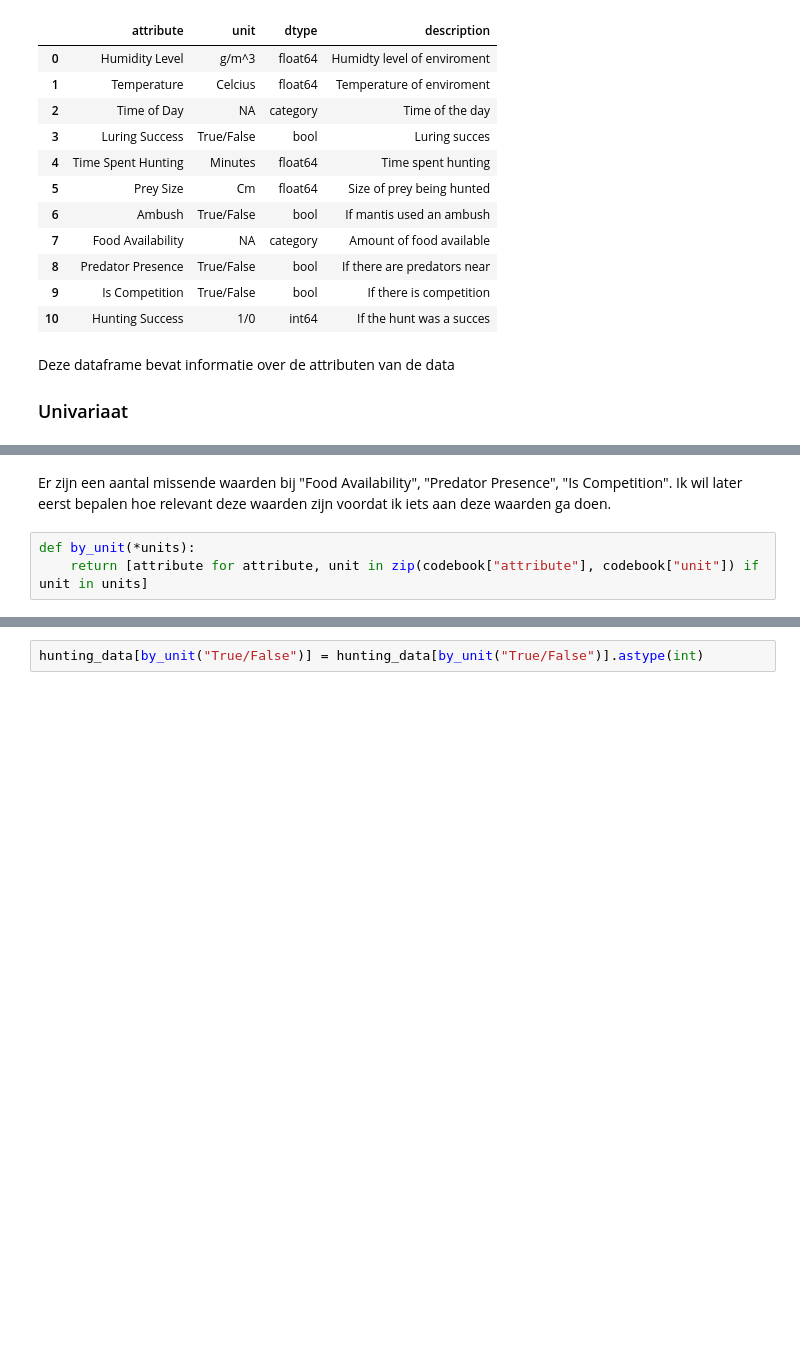
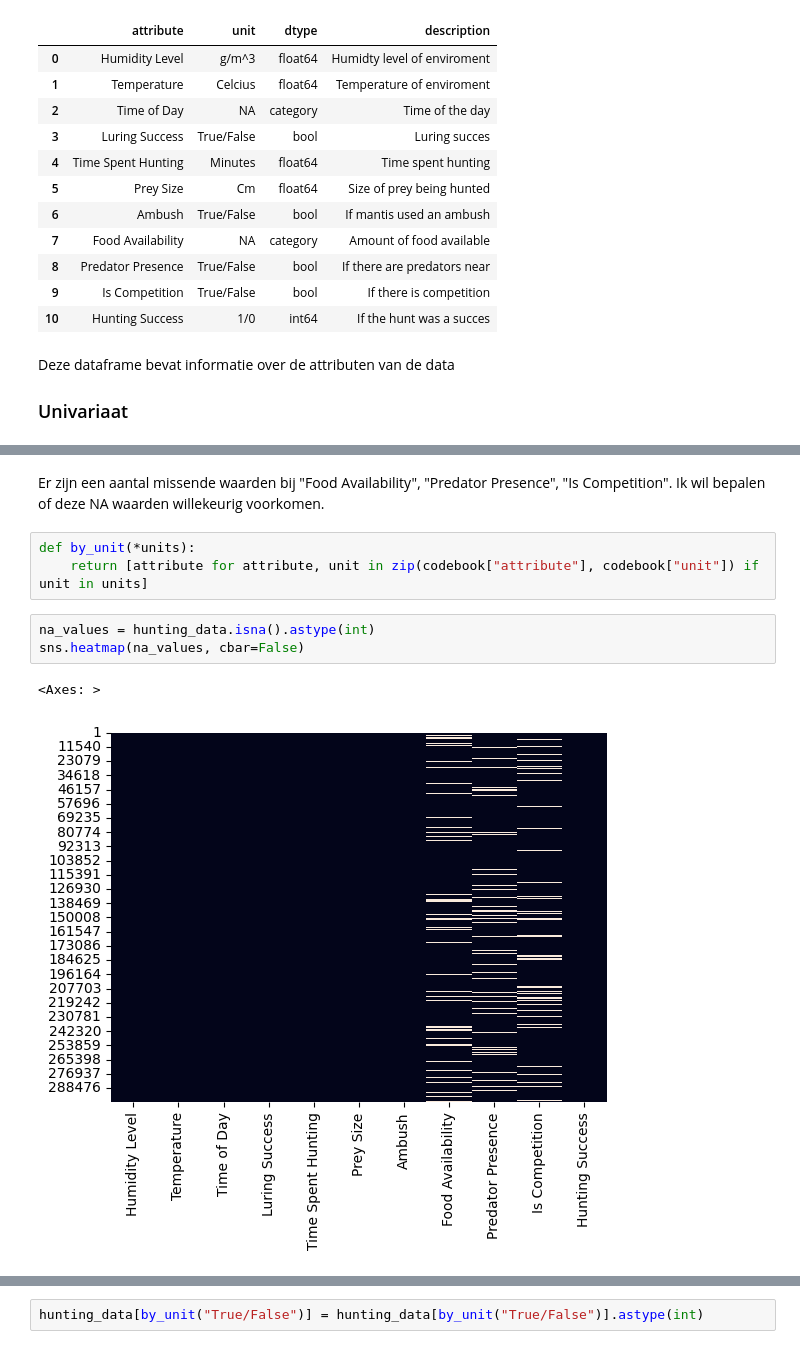
Before and after one commit to RamonReilman/hunting_mantis_ml, a Jupyter notebook: EDA.ipynb, the cells around one changed output, grey strips where cells are left out. Saved outputs shown, nothing was run; the diff lists cells and outputs as text; blank space fills up the shorter version.

```diff
--- a/EDA.ipynb
+++ b/EDA.ipynb
@@ -77,5 +88,11 @@ hunting_data = hunting_data.dropna()
 # %% [markdown]
-Er zijn een aantal missende waarden bij "Food Availability", "Predator Presence", "Is Competition". Ik wil later eerst bepalen hoe relevant deze waarden zijn voordat ik iets aan deze waarden ga doen.
+Er zijn een aantal missende waarden bij "Food Availability", "Predator Presence", "Is Competition". Ik wil bepalen of deze NA waarden willekeurig voorkomen.
 # %%
 def by_unit(*units):
     return [attribute for attribute, unit in zip(codebook["attribute"], codebook["unit"]) if unit in units]
+# %%
+na_values = hunting_data.isna().astype(int)
+sns.heatmap(na_values, cbar=False)
+# %% [output]
+<Axes: >
+[figure, added]
```
Also changed, not shown: parts of 54 cells of this notebook, 3 other files.
